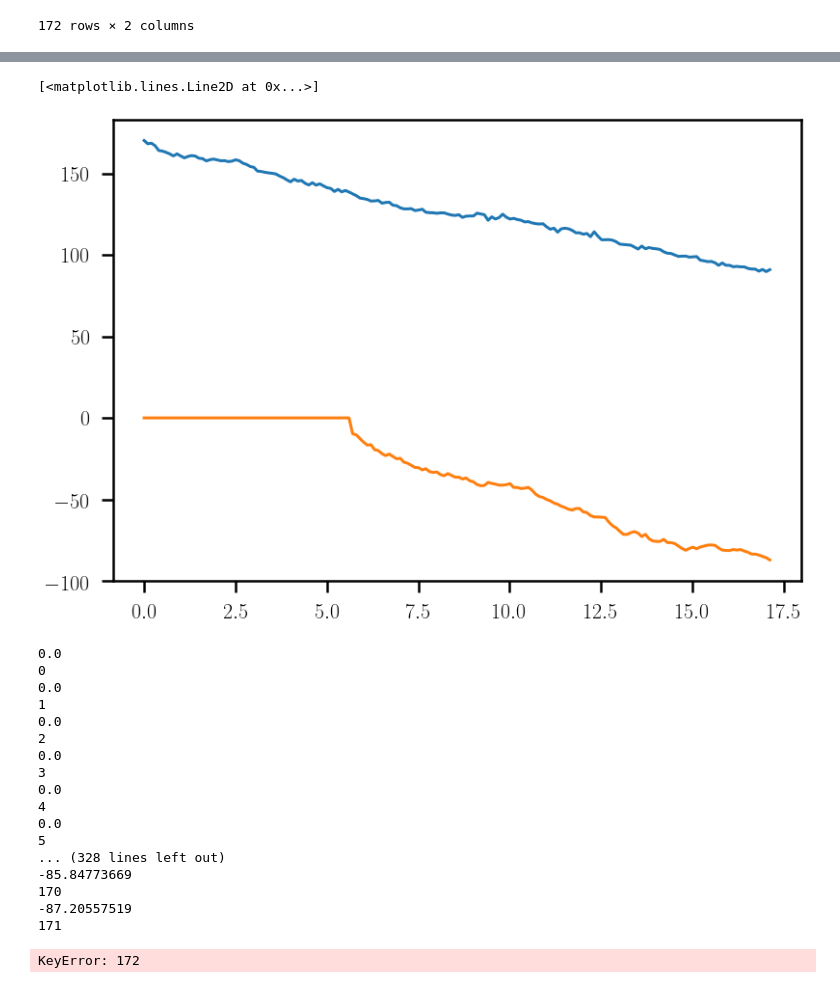
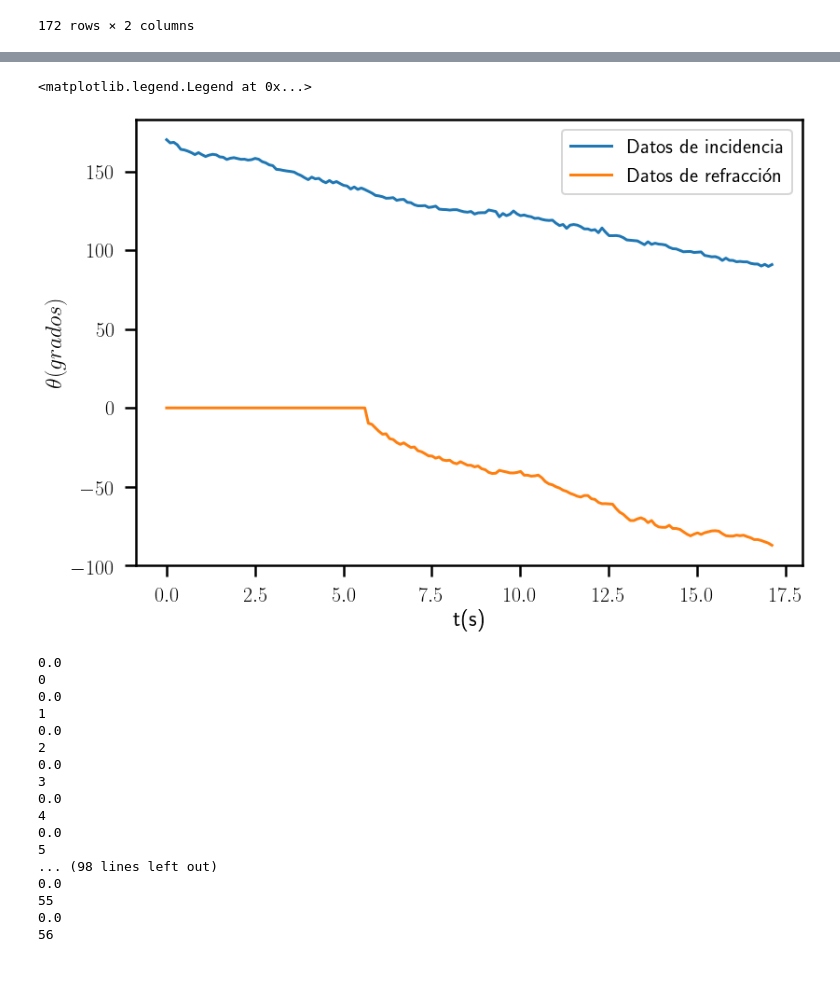
Before and after one commit to jerck1/MetodosComputacionales1, a Jupyter notebook: Actividad_7/Ajustes_Snell.ipynb, the cells around one changed output, grey strips where cells are left out. Cells and saved outputs as stored; diff of their text form; code cells hidden in the pictures.

```diff
--- a/Actividad_7/Ajustes_Snell.ipynb
+++ b/Actividad_7/Ajustes_Snell.ipynb
@@ -59,15 +76,18 @@ data1
 # %%
-plt.plot(data1["t"],data1["θ"])
-plt.plot(data2["t"],data2["θ"])
+plt.plot(data1["t"],data1["θ"],label="Datos de incidencia")
+plt.plot(data2["t"],data2["θ"],label="Datos de refracción")
+plt.xlabel("t(s)")
+plt.ylabel(r"$\displaystyle \theta(grados)$")
+plt.legend()
 # %% [output]
-[<matplotlib.lines.Line2D at 0x...>]
+<matplotlib.legend.Legend at 0x...>
-[figure, old version]
+[figure, new version]
 # %%
-cnt=0
-while(data2["θ"][cnt]<1e-9):
-    print(data2["θ"][cnt])
-    print(cnt)
-    cnt+=1
+pos=0
+while(np.abs(data2["θ"][pos])<1e-9):
+    print(data2["θ"][pos])
+    print(pos)
+    pos+=1
 # %% [output]
 0.0
 0
@@ -81,11 +101,10 @@ while(data2["θ"][cnt]<1e-9):
 4
 0.0
 5
-... (328 lines left out)
--85.84773669
-170
--87.20557519
-171
+... (98 lines left out)
+0.0
+55
+0.0
+56
-KeyError: 172
 # %%
 #Solo tomaremos los angulos y no los tiempos
```
Also changed, not shown: parts of 12 cells of this notebook, 3 other files.
